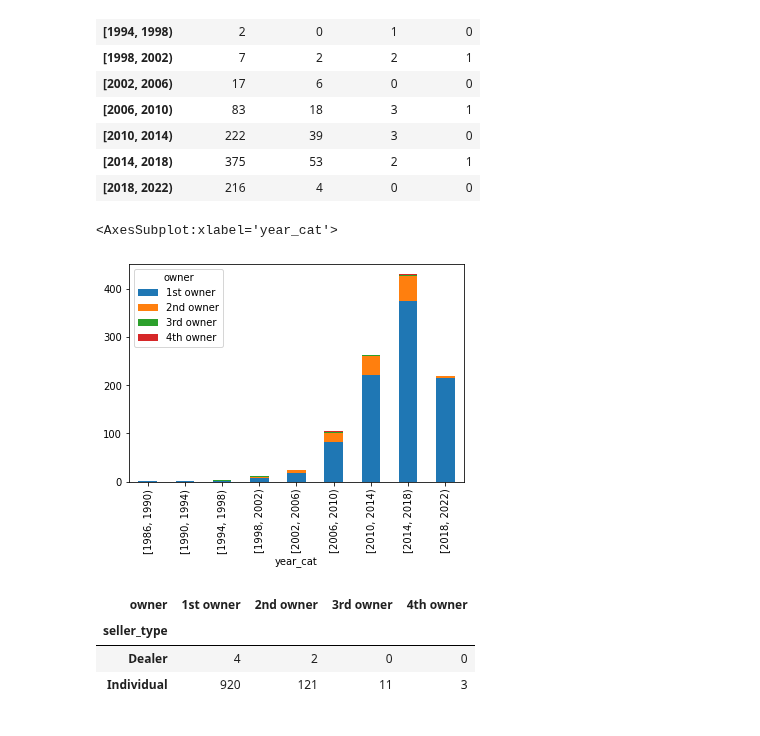
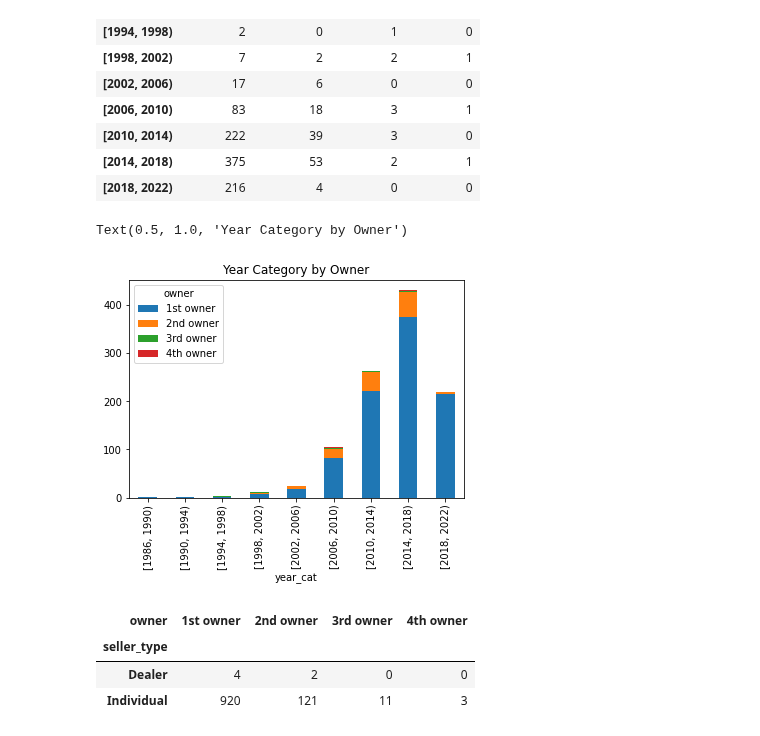
Before and after one commit to akoncsugit/ST590Project1, a Jupyter notebook: Project1.ipynb, the cells around one changed output. Drawn from its saved outputs; the diff is of its cells as text; code cells hidden in the pictures.

```diff
--- a/Project1.ipynb
+++ b/Project1.ipynb
@@ -165,9 +165,10 @@ year_owner
 | [2018, 2022) | 216 | 4 | 0 | 0 |
 # %%
 year_owner.plot.bar(stacked = True)
+plt.title("Year Category by Owner")
 # %% [output]
-<AxesSubplot:xlabel='year_cat'>
+Text(0.5, 1.0, 'Year Category by Owner')
-[figure, old version]
+[figure, new version]
 # %%
 seller_owner = pd.crosstab(bike_data.seller_type, bike_data.owner, dropna = True)
 seller_owner
```
Also changed, not shown: parts of 1 cell of this notebook.
